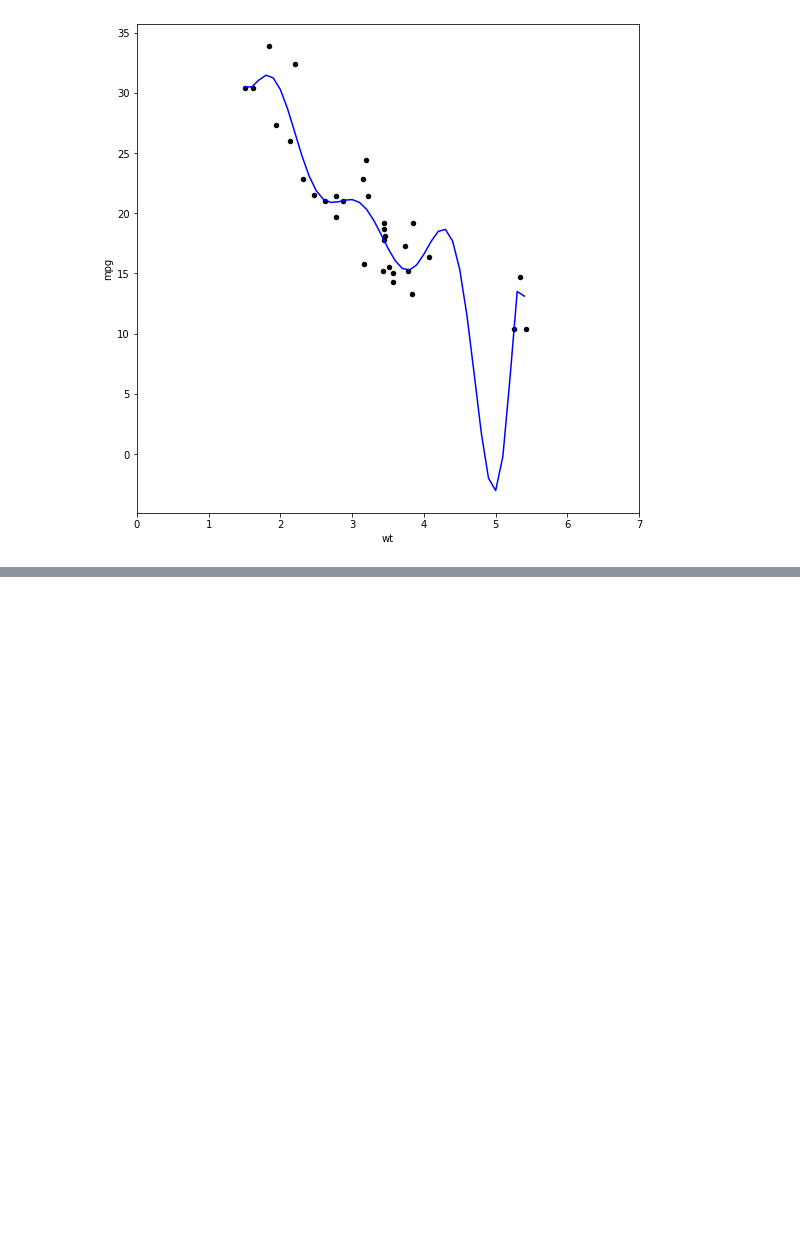
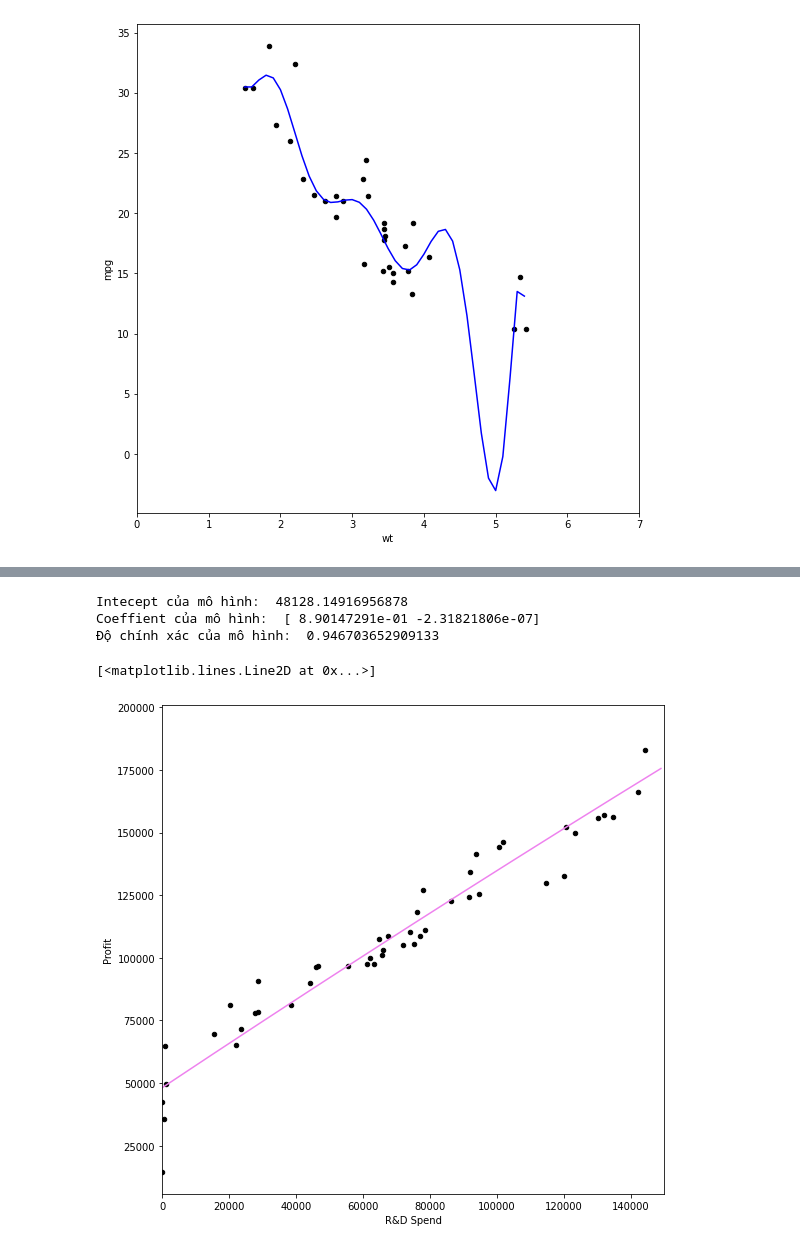
Before and after one commit to Steel3264/AI, a Jupyter notebook: AI_W7_17_03_23.ipynb, the cells around one changed output, grey strips where cells are left out. Cells and saved outputs as stored; diff of their text form; code cells hidden in the pictures; blank space fills up the shorter version.

```diff
--- a/AI_W7_17_03_23.ipynb
+++ b/AI_W7_17_03_23.ipynb
@@ -130,0 +206,28 @@ plt.plot(range, y_pred, color = 'blue')
+# %%
+#Bac 2
+model = linear_model.LinearRegression()
+x = pd.DataFrame([data['R&D Spend'], data['R&D Spend']**2]).T
+y=data['Profit']
+model.fit(x,y=data['Profit'])
+print('Intecept của mô hình: ', model.intercept_)
+print('Coeffient của mô hình: ', model.coef_)
+print('Độ chính xác của mô hình: ', model.score(x,y))
+
+#pt hồi quy là:
+# (8.9R&D Spend - 2.31R&D Spend^2 + 48128.14)
+# %% [output]
+Intecept của mô hình:  48128.14916956878
+Coeffient của mô hình:  [ 8.90147291e-01 -2.31821806e-07]
+Độ chính xác của mô hình:  0.946703652909133
+# %%
+import numpy as np
+range = np.arange(1.5, 150000, 1000)
+x_range=pd.DataFrame([range,range**2]).T
+y_pred = model.predict(X=x_range)
+data.plot(kind = 'scatter', x='R&D Spend',
+          y = 'Profit', figsize = (9,9), color = 'black',
+          xlim = (0,150000))
+plt.plot(range, y_pred, color = 'violet')
+# %% [output]
+[<matplotlib.lines.Line2D at 0x...>]
+[figure, added]
```
Also changed, not shown: parts of 11 cells of this notebook.
